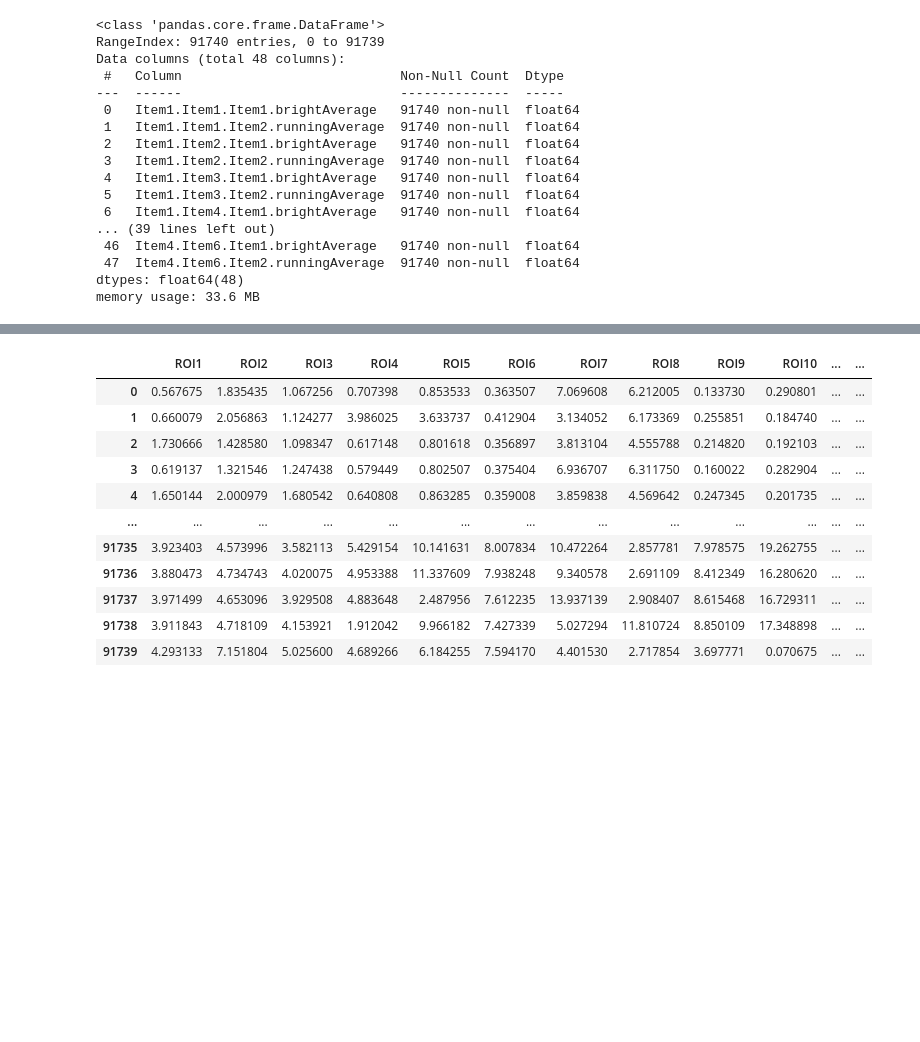
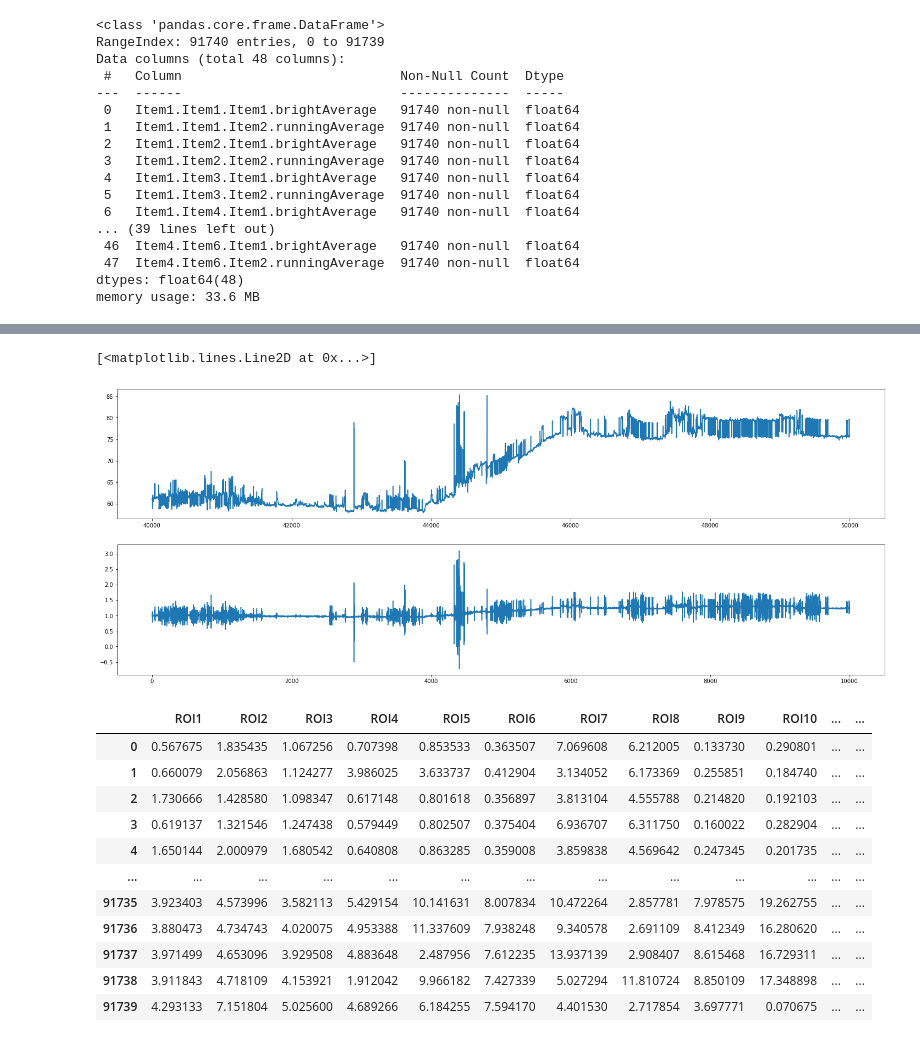
Before and after one commit to jmenzies280/embryo-monitoring, a Jupyter notebook: software/analysis/analysis1.ipynb, the cells around one changed output, grey strips where cells are left out. Drawn from its saved outputs; the diff is of its cells as text; code cells hidden in the pictures; blank space fills up the shorter version.

```diff
--- a/software/analysis/analysis1.ipynb
+++ b/software/analysis/analysis1.ipynb
@@ -79,3 +88,20 @@ plt.plot(data["Item1.Item1.Item1.brightAverage"][0:maxlen]-data["Item1.Item1.Ite
+# %%
+
+maxlen=2000
+fig = plt.figure(figsize=[25,20])
+#sub1=plt.subplot(4,1,1)
+#plt.plot(data["Item1.Item1.Item1.brightAverage"][40000:50000])
+#plt.plot(filtered[40000:50000])
+#sub2=plt.subplot(4,1,2)
+
+sub3=plt.subplot(4,1,1)
+plt.plot(data["Item1.Item1.Item1.brightAverage"][40000:50000])
+
+sub4=plt.subplot(4,1,2)
+plt.plot(filtered[40000:50000])
+# %% [output]
+[<matplotlib.lines.Line2D at 0x...>]
+[figure, added]
 # %%
 #create an empty dataframe to store new arrays that are the running average subtracted from the average brightness in each roi
 detrended = pd.DataFrame(index =list(range(len(data))))
```
Also changed, not shown: parts of 6 cells of this notebook, 2 other files.
